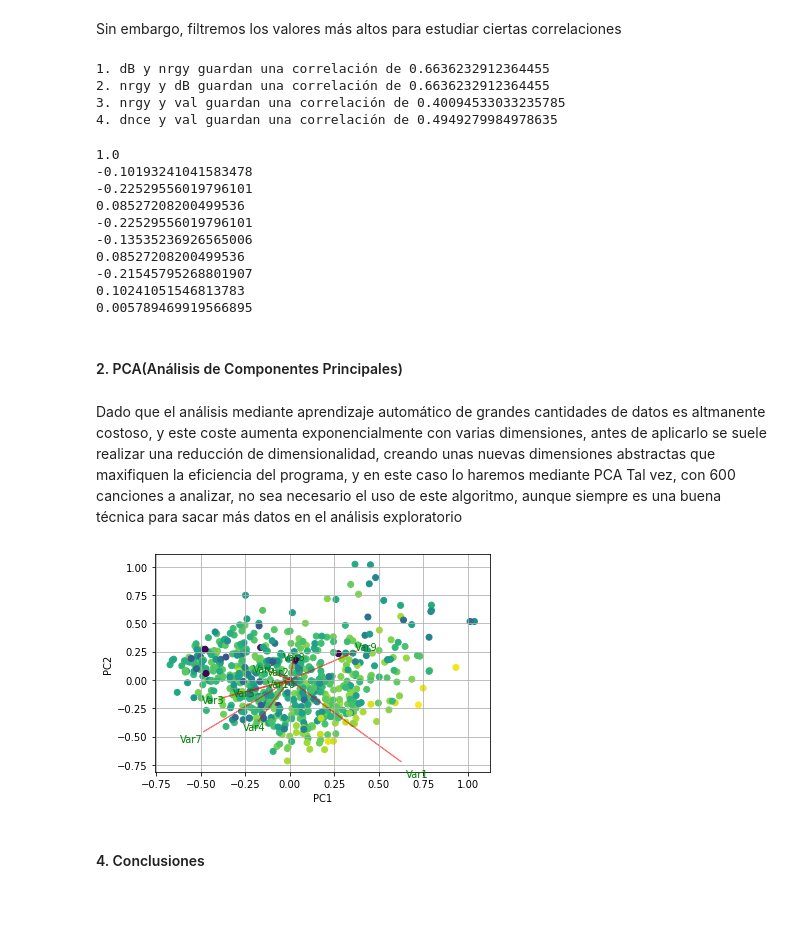
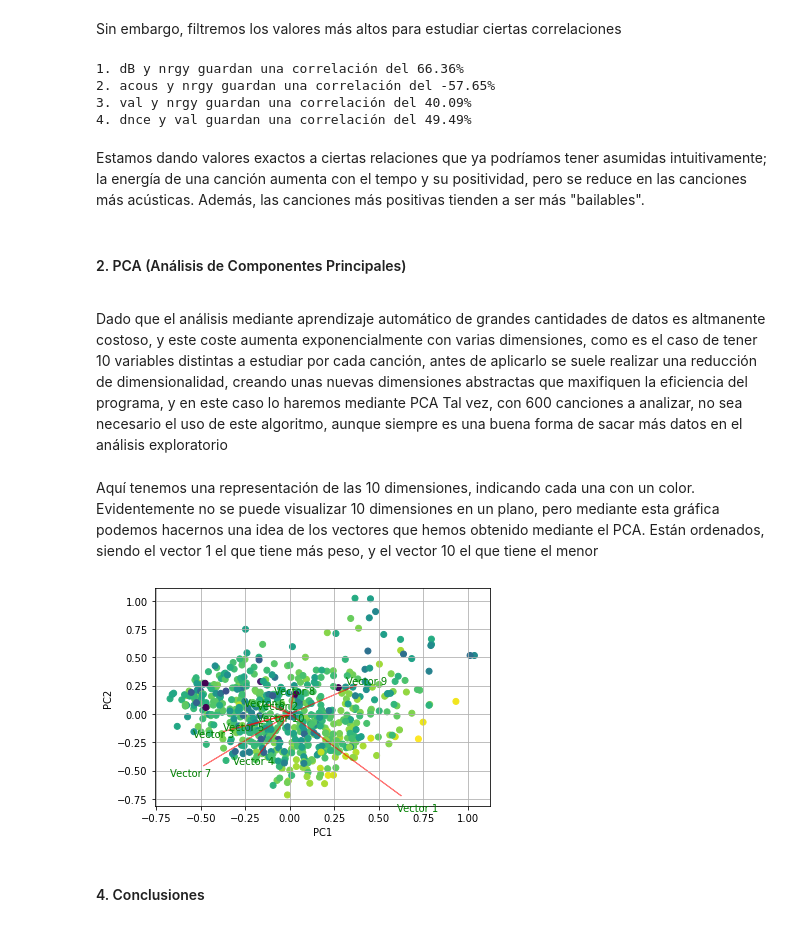
Before and after one commit to JoaquinMateosBarroso/Spotify-songs, a Jupyter notebook: Análisis_Spotify.ipynb, the cells around one changed output. Cells and saved outputs as stored; diff of their text form; code cells hidden in the pictures.

```diff
--- a/Análisis_Spotify.ipynb
+++ b/Análisis_Spotify.ipynb
@@ -26,7 +29,7 @@ from sklearn.decomposition import PCA
 # %% [markdown]
 Antes de nada, veamos una lista de las 10 canciones más populares de 2010 a 2019 según Spotify:
 # %%
-df = pd.read_csv("https://raw.githubusercontent.com/JoaquinMateosBarroso/Spotify-songs/main/top10s.csv", encoding='latin')
+df = [pd.read_csv("/datasets/dataset-of-00s.csv", encoding='latin') for dataset in [1, 2]]
 df.pop("Unnamed: 0")
 df = df.drop(df.loc[df["bpm"] == 0].index[0], axis = 0) #Un álbum con todo en 0 daba problemas
 top_10 = np.array(df.sort_values(by = "pop", ascending = False).head(10)[["title", "artist"]])
@@ -132,74 +126,66 @@ Sin embargo, filtremos los valores más altos para estudiar ciertas correlacione
 n = 1
 prev_max = []
 for i in corr_matrix.axes[0]:
-    sorted = corr_matrix.sort_values(by = i, ascending = False).loc[:, i]
+    sorted = corr_matrix.sort_values(by = i, key = lambda row: np.abs(row), ascending = False).loc[:, i]
     j = 1
-    max = [[i, sorted.axes[0][j]], sorted[j]]   #Empezamos por el segundo valor más alto de la dimensión y porque el primero será el 1 de la misma dimensión x
-    max[0].sort()
-    while j < 9 and np.abs(max[1]) > .3:
+    max = [set([i, sorted.axes[0][j]]), sorted[j]]   #Empezamos por el segundo valor más alto de la dimensión y porque el primero será el 1 de la misma dimensión x
+    while j < 9 and np.abs(max[1]) > 0.4:
+        j += 1
         if not max[0] in prev_max:
-            print("{}. {} y {} guardan una correlación de {}".format(n, *max[0], max[1]))
+            print("{}. {} y {} guardan una correlación del {}%".format(n, *max[0], (100 * max[1]).round(2)))
             n += 1
             prev_max.append(max[0])
-            max = [[i, sorted.axes[0][j]], sorted[j]]
-        j += 1
+        max = [set([i, sorted.axes[0][j]]), sorted[j]]
 # %% [output]
-1. dB y nrgy guardan una correlación de 0.6636232912364455
-2. nrgy y dB guardan una correlación de 0.6636232912364455
-3. nrgy y val guardan una correlación de 0.40094533033235785
-4. dnce y val guardan una correlación de 0.4949279984978635
+1. dB y nrgy guardan una correlación del 66.36%
+2. acous y nrgy guardan una correlación del -57.65%
+3. val y nrgy guardan una correlación del 40.09%
+4. dnce y val guardan una correlación del 49.49%
-# %%
-for i in corr_matrix.axes[0]:
-    max = corr_matrix.loc[corr_matrix[i] > .45]
-    print(max.iloc[0, 0])
-# %% [output]
-1.0
--0.10193241041583478
--0.22529556019796101
-0.08527208200499536
--0.22529556019796101
--0.13535236926565006
-0.08527208200499536
--0.21545795268801907
-0.10241051546813783
-0.005789469919566895
+# %% [markdown]
+Estamos dando valores exactos a ciertas relaciones que ya podríamos tener asumidas intuitivamente; la energía de una canción aumenta con el tempo y su positividad, pero se reduce en las canciones más acústicas.
+Además, las canciones más positivas tienden a ser más "bailables".
 # %% [markdown]
-#### 2. PCA(Análisis de Componentes Principales)
+#### 2. PCA (Análisis de Componentes Principales)
+<a id="pca">
 # %% [markdown]
-Dado que el análisis mediante aprendizaje automático de grandes cantidades de datos es altmanente costoso, y este coste aumenta exponencialmente con varias dimensiones, antes de aplicarlo se suele realizar una reducción de dimensionalidad, creando unas nuevas dimensiones abstractas que maxifiquen la eficiencia del programa, y en este caso lo haremos mediante PCA
-Tal vez, con 600 canciones a analizar, no sea necesario el uso de este algoritmo, aunque siempre es una buena técnica para sacar más datos en el análisis exploratorio
+Dado que el análisis mediante aprendizaje automático de grandes cantidades de datos es altmanente costoso, y este coste aumenta exponencialmente con varias dimensiones, como es el caso de tener 10 variables distintas a estudiar por cada canción, antes de aplicarlo se suele realizar una reducción de dimensionalidad, creando unas nuevas dimensiones abstractas que maxifiquen la eficiencia del programa, y en este caso lo haremos mediante PCA
+Tal vez, con 600 canciones a analizar, no sea necesario el uso de este algoritmo, aunque siempre es una buena forma de sacar más datos en el análisis exploratorio
+# %% [markdown]
+Aquí tenemos una representación de las 10 dimensiones, indicando cada una con un color.
+Evidentemente no se puede visualizar 10 dimensiones en un plano, pero mediante esta gráfica podemos hacernos una idea de los vectores que hemos obtenido mediante el PCA.
+Están ordenados, siendo el vector 1 el que tiene más peso, y el vector 10 el que tiene el menor
 # %%
 normalized_df = df.loc[:, "year":"spch"].astype(float)
 normalized_df = (normalized_df-normalized_df.min())/(normalized_df.max()-normalized_df.min())
 
 y = np.array(df["pop"])
 
 pca = PCA()
 pca.fit(normalized_df, y)
 new_df = pca.transform(normalized_df)
 
 def myplot(score,coeff,labels=None):
     xs = score[:,0]
     ys = score[:,1]
     n = coeff.shape[0]
 
     plt.scatter(xs ,ys, c = y) #without scaling
     for i in range(n):
         plt.arrow(0, 0, coeff[i,0], coeff[i,1],color = 'r',alpha = 0.5)
         if labels is None:
-            plt.text(coeff[i,0]* 1.15, coeff[i,1] * 1.15, "Var"+str(i+1), color = 'g', ha = 'center', va = 'center')
+            plt.text(coeff[i,0]* 1.15, coeff[i,1] * 1.15, "Vector "+str(i+1), color = 'g', ha = 'center', va = 'center')
         else:
             plt.text(coeff[i,0]* 1.15, coeff[i,1] * 1.15, labels[i], color = 'g', ha = 'center', va = 'center')
 
 plt.xlabel("PC{}".format(1))
 plt.ylabel("PC{}".format(2))
 plt.grid()
 
 #Call the function.
 myplot(new_df[:,0:2], pca.components_.T)
 plt.show()
 # %% [output]
-[figure, old version]
+[figure, new version]
 # %% [markdown]
 #### 4. Conclusiones
 <html><a id='conclusiones'></a></html>
```
Also changed, not shown: parts of 3 cells of this notebook, 7 other files.
